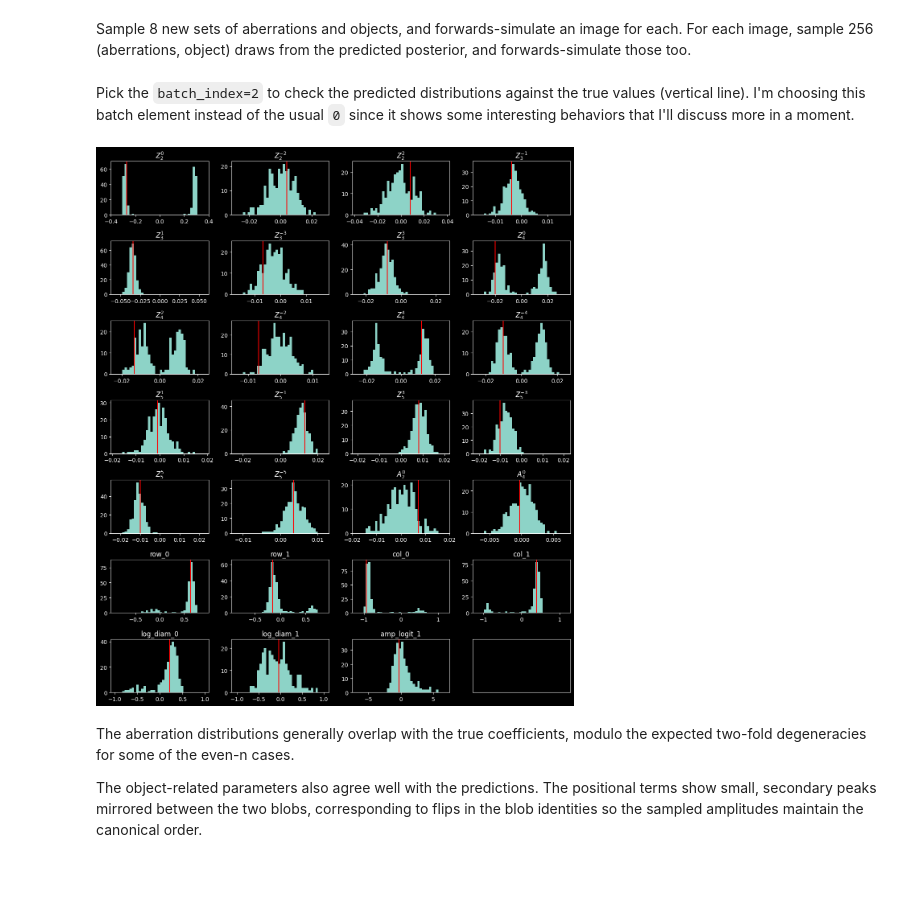
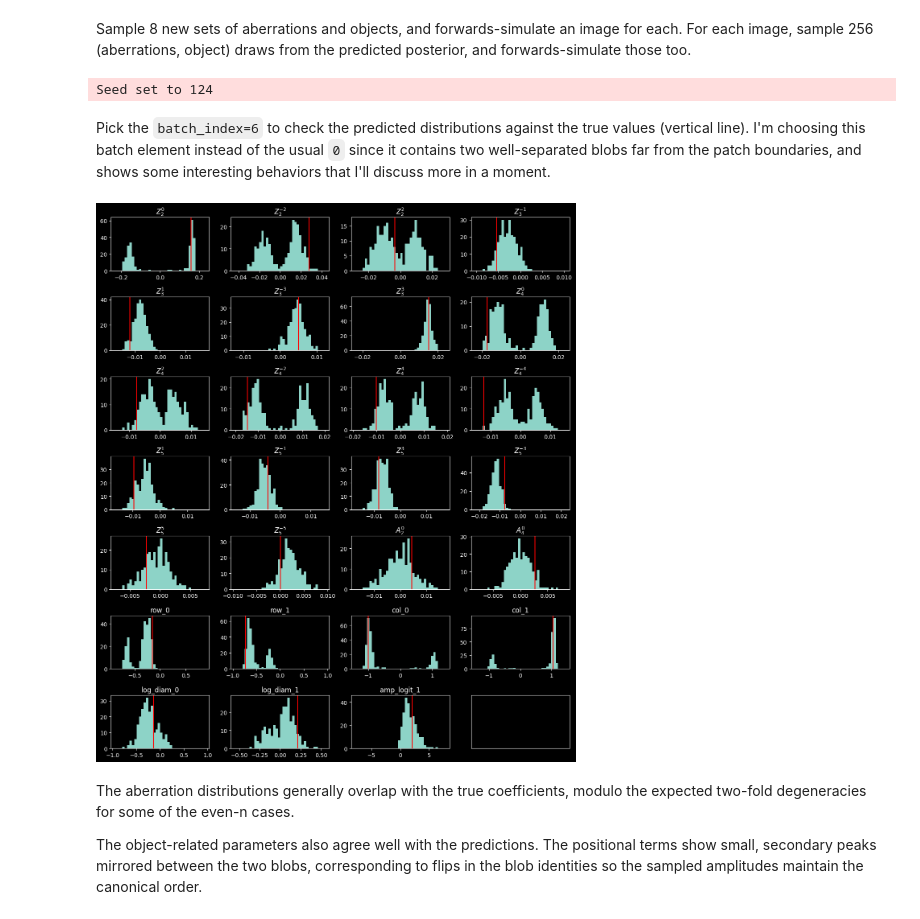
Before and after one commit to walterfu1064/cynosure, a Jupyter notebook: examples/object_decoding/example_4b.ipynb, the cells around one changed output. Saved outputs shown, nothing was run; the diff lists cells and outputs as text; code cells hidden in the pictures; blank space fills up the shorter version.

```diff
--- a/examples/object_decoding/example_4b.ipynb
+++ b/examples/object_decoding/example_4b.ipynb
@@ -37,6 +38,8 @@ from cynosure.zstack_decoding import SoftShellJitter
 # %% [markdown]
 #### Simulation setup
 # %%
+use_pretrained = True  # enable to load weights from one of my checkpoints
+
 train_cfg = get_default_training_config()
 sim_cfg = get_default_simulation_config()
 opt_cfg = get_default_optical_config()
@@ -99,8 +85,26 @@ Once it's done, uncomment this to load the checkpoint from wherever it saved to
+# %%
+checkpoint_path = Path("./pretrained_models/example_4b/checkpoints/final.ckpt")
+if use_pretrained and checkpoint_path.is_file():
+    solver = safe_load_from_checkpoint(checkpoint_path, solver).eval()
+else:
+    trainer = pl.Trainer(
+        max_epochs=1000,
+        accelerator=device,
+        log_every_n_steps=50,
+        callbacks=[NoValidationBar()],
+    )
+    trainer.fit(solver)
+    solver = solver.eval()
 # %% [markdown]
 #### Viewing the results
 # %% [markdown]
 Sample 8 new sets of aberrations and objects, and forwards-simulate an image for each.
 For each image, sample 256 (aberrations, object) draws from the predicted posterior, and forwards-simulate those too.
+# %%
+_ = pl.seed_everything(rng_seed+1, workers=True)
+solver = solver.to(device)
+# %% [output]
+Seed set to 124
 # %%
 batch_size = 8
 num_samples = 256
@@ -122,33 +126,33 @@ joined_pred = solver.coefficients.join(pred_phase_coefs, pred_amp_coefs, pred_ob
 coefs = solver.coefficients.gather_nonpinned(joined)  # [batch_size, num_kept]
 pred_coefs = solver.coefficients.gather_nonpinned(joined_pred)  # [batch_size, num_samples, num_kept]
 # %% [markdown]
-Pick the `batch_index=2` to check the predicted distributions against the true values (vertical line). I'm choosing this batch element instead of the usual `0` since it shows some interesting behaviors that I'll discuss more in a moment.
+Pick the `batch_index=6` to check the predicted distributions against the true values (vertical line). I'm choosing this batch element instead of the usual `0` since it contains two well-separated blobs far from the patch boundaries, and shows some interesting behaviors that I'll discuss more in a moment.
 # %%
 num_plots = solver.coefficients.num_nonpinned_coefs
 panel_size = 2
 aspect_ratio = 1.5
 num_cols = 4
 num_rows = int(math.ceil(num_plots / num_cols))
-bidx = 2
+bidx = 6
 
 figsize = (num_cols * panel_size * aspect_ratio, num_rows * panel_size)
 fig, axarr = pyplot.subplots(num_rows, num_cols, figsize=figsize)
 for i, ax in enumerate(axarr.ravel()):
     if i < num_plots:
         lbl = kept_labels[i]
         target = coefs[bidx, i].numpy(force=True)
         pred_distrib = pred_coefs[bidx, :, i].numpy(force=True)
         bound = np.max(np.abs(pred_distrib))
         _ = ax.hist(pred_distrib, range=(-bound, bound), bins=32)
         ax.axvline(target, color="r")
         ax.set_xlim(-bound*1.3, bound*1.3)
         ax.set_title(lbl)
     else:
         ax.set_xticks([])
         ax.set_yticks([])
 fig.tight_layout()
 # %% [output]
-[figure, old version]
+[figure, new version]
 # %% [markdown]
 The aberration distributions generally overlap with the true coefficients, modulo the expected two-fold degeneracies for some of the even-n cases.
 
```
Also changed, not shown: parts of 8 cells of this notebook, 30 other files.
